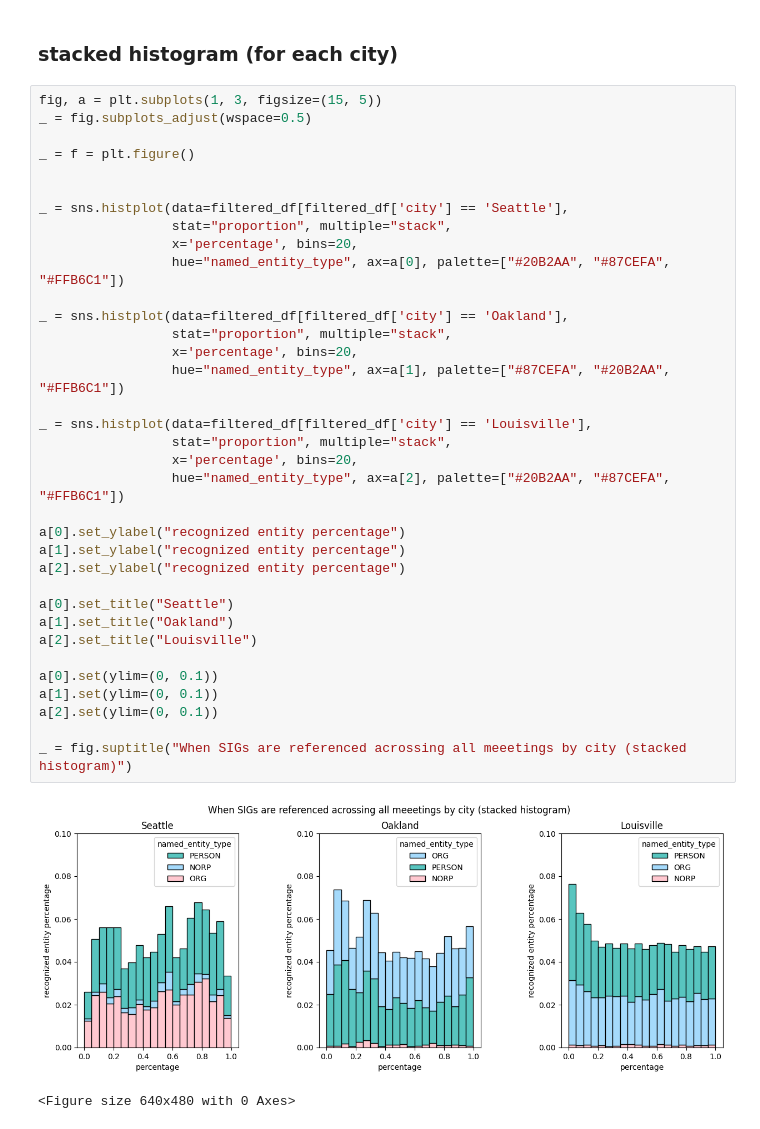
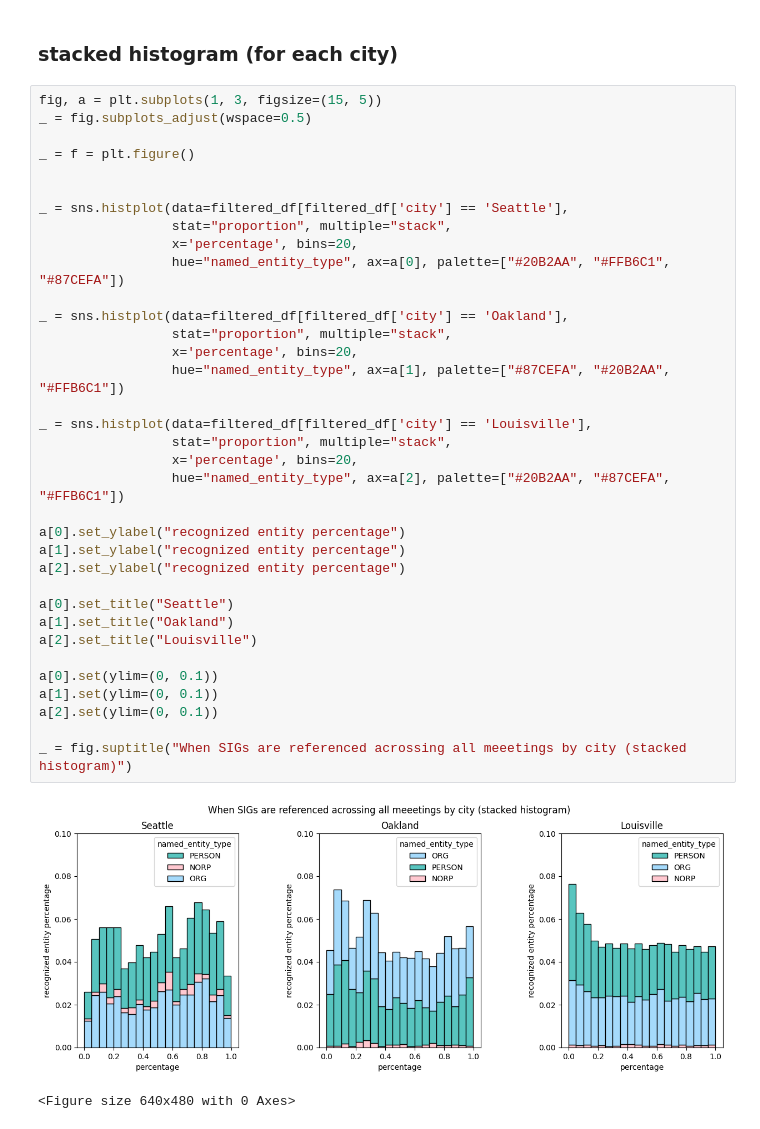
Before and after one commit to PugetSoundClinic-PIT/sig-cdp, a Jupyter notebook: week-5/combined_question1.ipynb, the cells around one changed output. Cells and saved outputs as stored; diff of their text form.

```diff
--- a/week-5/combined_question1.ipynb
+++ b/week-5/combined_question1.ipynb
@@ -468,33 +478,33 @@ _ = f = plt.figure()
 
 
 _ = sns.histplot(data=filtered_df[filtered_df['city'] == 'Seattle'],
                  stat="proportion", multiple="stack",
                  x='percentage', bins=20,
-                 hue="named_entity_type", ax=a[0], palette=["#20B2AA", "#87CEFA", "#FFB6C1"])
+                 hue="named_entity_type", ax=a[0], palette=["#20B2AA", "#FFB6C1", "#87CEFA"])
 
 _ = sns.histplot(data=filtered_df[filtered_df['city'] == 'Oakland'],
                  stat="proportion", multiple="stack",
                  x='percentage', bins=20,
                  hue="named_entity_type", ax=a[1], palette=["#87CEFA", "#20B2AA", "#FFB6C1"])
 
 _ = sns.histplot(data=filtered_df[filtered_df['city'] == 'Louisville'],
                  stat="proportion", multiple="stack",
                  x='percentage', bins=20,
                  hue="named_entity_type", ax=a[2], palette=["#20B2AA", "#87CEFA", "#FFB6C1"])
 
 a[0].set_ylabel("recognized entity percentage")
 a[1].set_ylabel("recognized entity percentage")
 a[2].set_ylabel("recognized entity percentage")
 
 a[0].set_title("Seattle")
 a[1].set_title("Oakland")
 a[2].set_title("Louisville")
 
 a[0].set(ylim=(0, 0.1))
 a[1].set(ylim=(0, 0.1))
 a[2].set(ylim=(0, 0.1))
 
 _ = fig.suptitle("When SIGs are referenced acrossing all meeetings by city (stacked histogram)")
 # %% [output]
-[figure, old version]
+[figure, new version]
 <Figure size 640x480 with 0 Axes>
```
Also changed, not shown: parts of 19 cells of this notebook.
